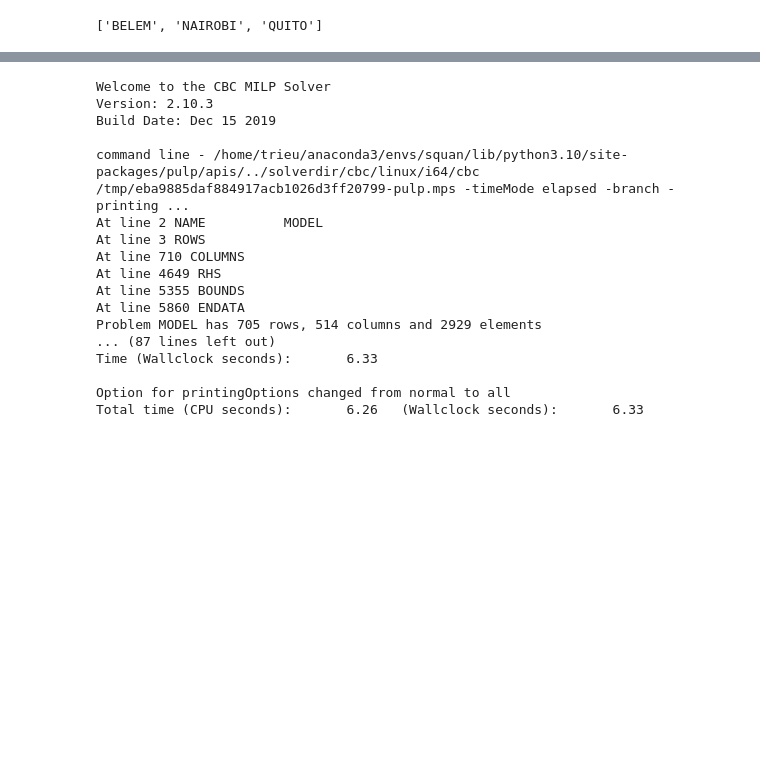
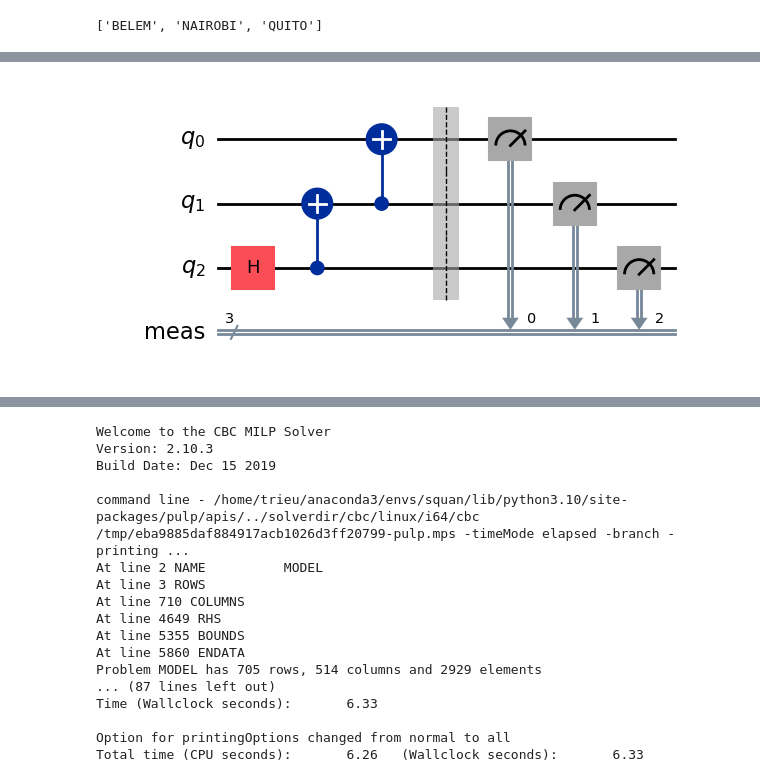
Before and after one commit to MagePro310/Quantum_Simulation_Scheduling_ver1, a Jupyter notebook: test_algorithm.ipynb, the cells around one changed output, grey strips where cells are left out. Saved outputs shown, nothing was run; the diff lists cells and outputs as text; code cells hidden in the pictures; blank space fills up the shorter version.

```diff
--- a/test_algorithm.ipynb
+++ b/test_algorithm.ipynb
@@ -76,0 +93,9 @@ print(backend_list)
+# %%
+# create benchmark
+
+from component.b_benchmark.mqt_tool import benchmark_circuit
+
+circuitTest = benchmark_circuit("ghz", 3)
+circuitTest.draw("mpl")
+# %% [output]
+[figure, added]
```
Also changed, not shown: parts of 39 cells of this notebook, 11 other files.
